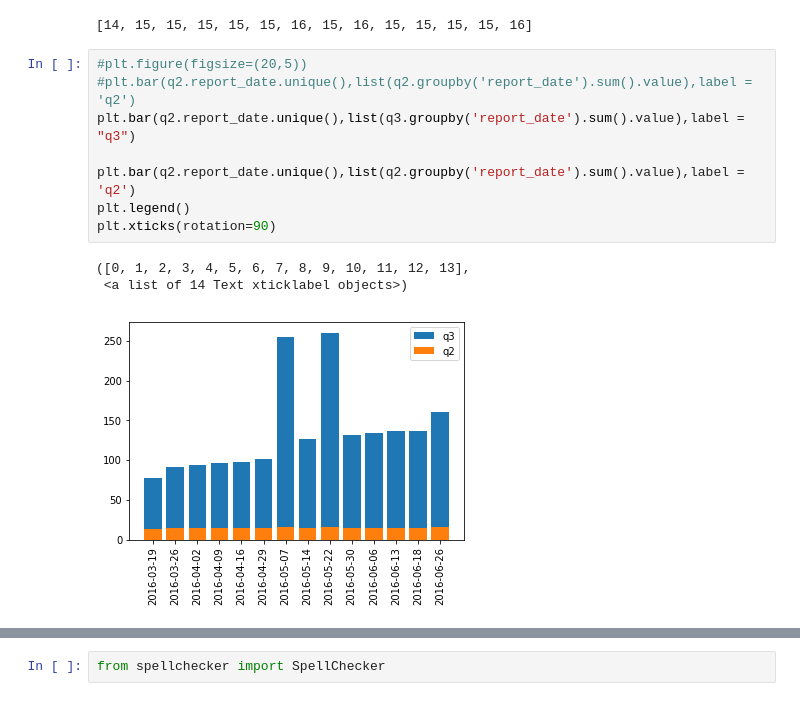
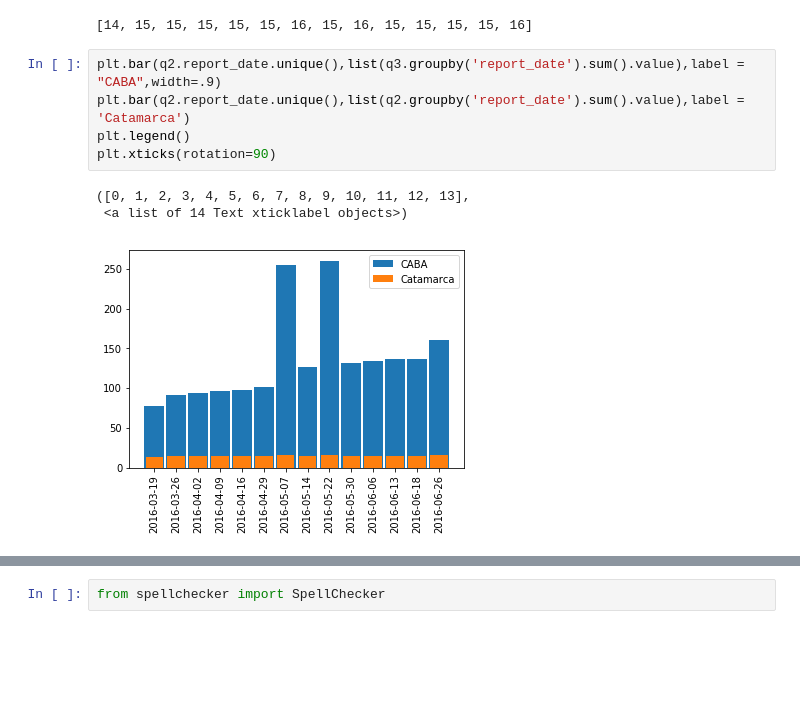
Before and after one commit to abhishekchugh17/panda2Assignment, a Jupyter notebook: Assignment.ipynb, the cells around one changed output, grey strips where cells are left out. Cells and saved outputs as stored; diff of their text form; blank space fills up the shorter version.

```diff
--- a/Assignment.ipynb
+++ b/Assignment.ipynb
@@ -142,15 +144,12 @@ q3.groupby('report_date')['value'].value_counts().sum()
 list(q2.groupby('report_date').sum().value)
 # %% [output]
 [14, 15, 15, 15, 15, 15, 16, 15, 16, 15, 15, 15, 15, 16]
-# %%
-#plt.figure(figsize=(20,5))
-#plt.bar(q2.report_date.unique(),list(q2.groupby('report_date').sum().value),label = 'q2')
-plt.bar(q2.report_date.unique(),list(q3.groupby('report_date').sum().value),label = "q3")
-
-plt.bar(q2.report_date.unique(),list(q2.groupby('report_date').sum().value),label = 'q2')
-plt.legend()
-plt.xticks(rotation=90)
-# %% [output]
-([0, 1, 2, 3, 4, 5, 6, 7, 8, 9, 10, 11, 12, 13],
- <a list of 14 Text xticklabel objects>)
-[figure, removed]
+# %%
+plt.bar(q2.report_date.unique(),list(q3.groupby('report_date').sum().value),label = "CABA",width=.9)
+plt.bar(q2.report_date.unique(),list(q2.groupby('report_date').sum().value),label = 'Catamarca')
+plt.legend()
+plt.xticks(rotation=90)
+# %% [output]
+([0, 1, 2, 3, 4, 5, 6, 7, 8, 9, 10, 11, 12, 13],
+ <a list of 14 Text xticklabel objects>)
+[figure, added]
```
Also changed, not shown: parts of 21 cells of this notebook.
